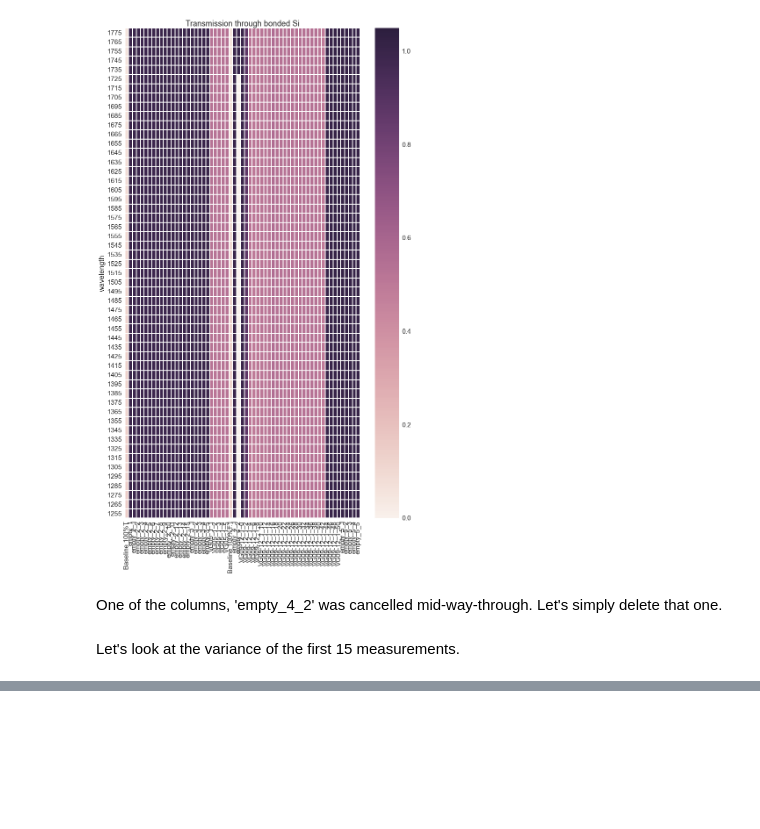
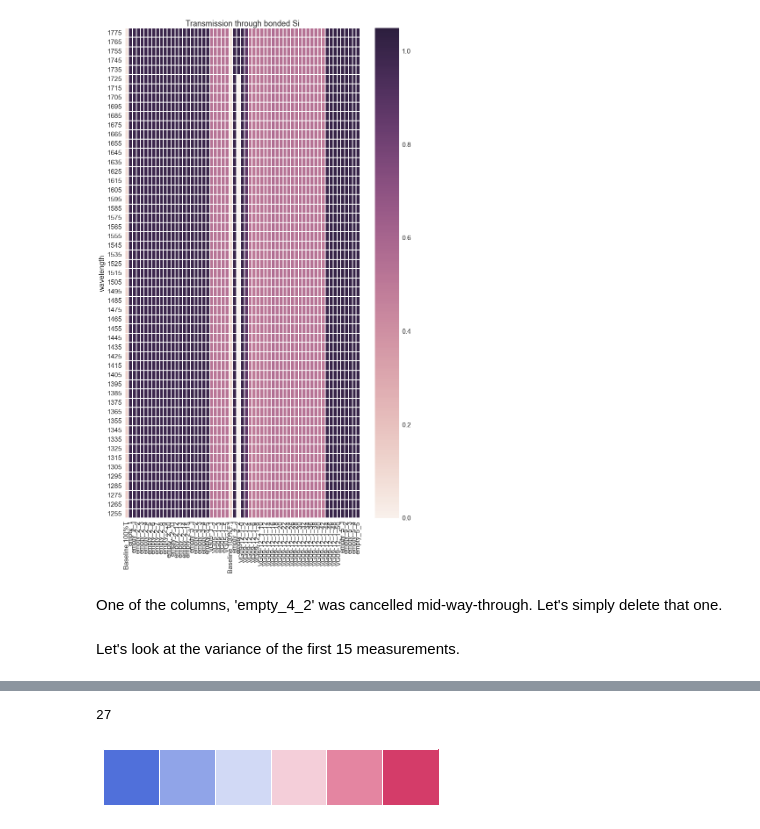
Before and after one commit to Echelle/AO_bonding_paper, a Jupyter notebook: notebooks/SiGaps_14-data2015.ipynb, the cells around one changed output, grey strips where cells are left out. Cells and saved outputs as stored; diff of their text form; code cells hidden in the pictures; blank space fills up the shorter version.

```diff
--- a/notebooks/SiGaps_14-data2015.ipynb
+++ b/notebooks/SiGaps_14-data2015.ipynb
@@ -116,0 +115,11 @@ plt.legend(loc='best')
+# %%
+n_empty = len(empty.columns)
+print n_empty
+t = np.arange(0, n_empty) # rank order of time
+# %% [output]
+27
+# %%
+cmap=sns.diverging_palette(-100, 0, as_cmap=True)
+sns.palplot(sns.diverging_palette(-100, 0))
+# %% [output]
+[figure, added]
```
Also changed, not shown: parts of 18 cells of this notebook.
